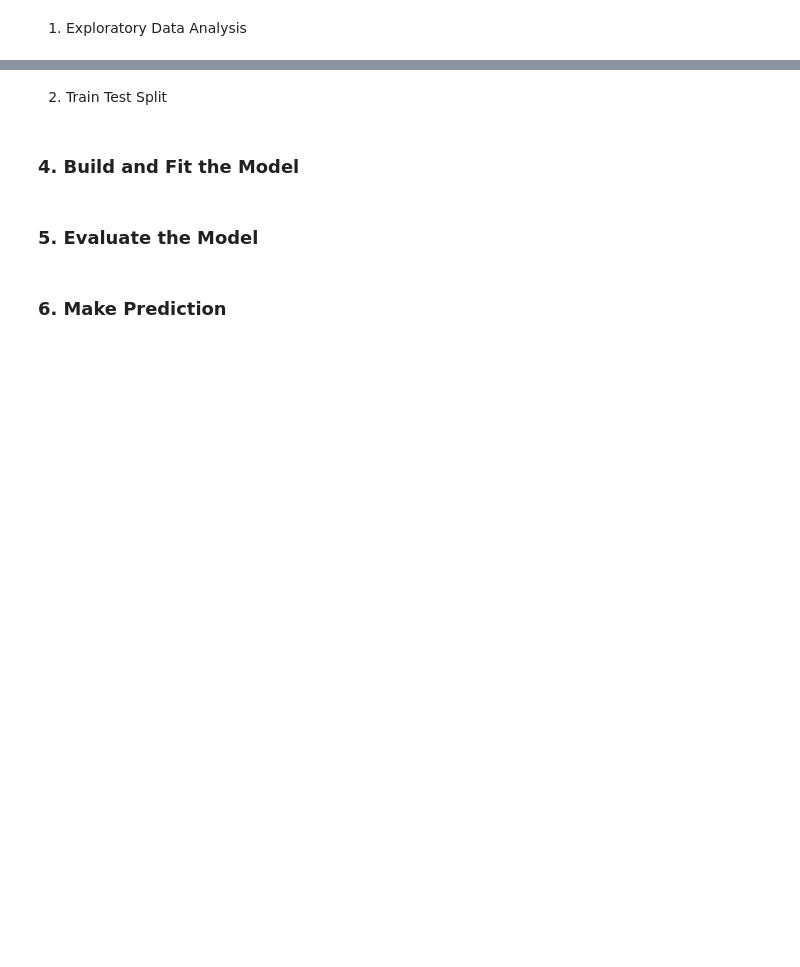
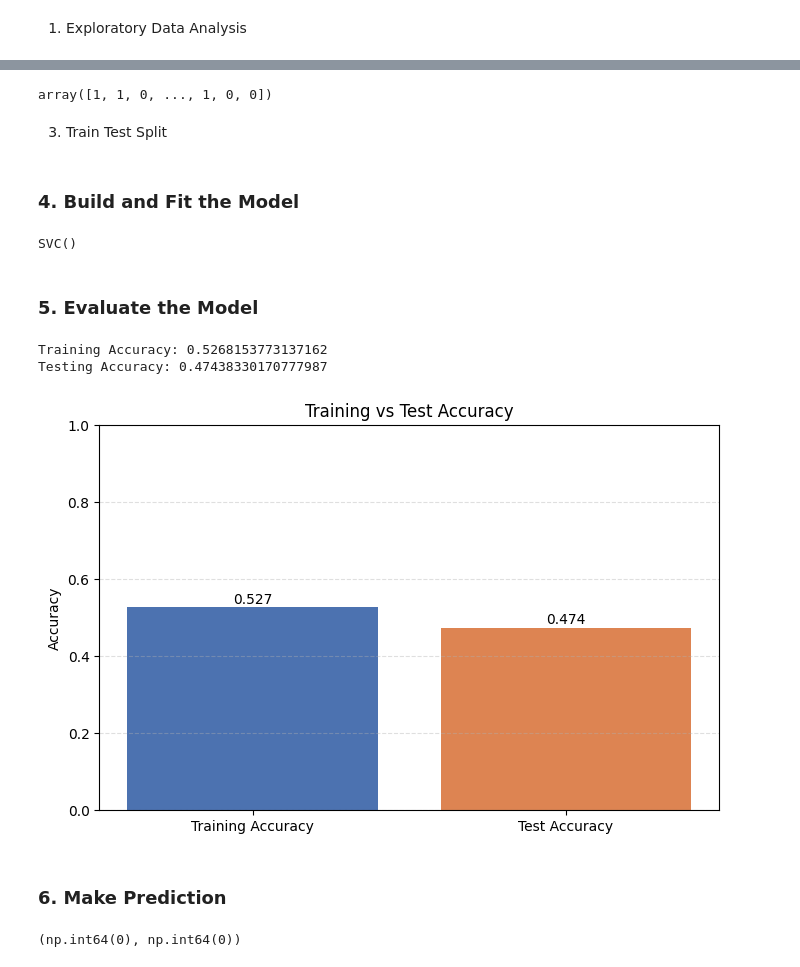
Before and after one commit to fatahrahimi330/100-Machine-Learning-Projects, a Jupyter notebook: 25-Predicting Stock Price Direction/predicting_stock_price_direction.ipynb, the cells around one changed output, grey strips where cells are left out. Cells and saved outputs as stored; diff of their text form; code cells hidden in the pictures; blank space fills up the shorter version.

Commit message:
Prediction of Stock Price Direction Project

```diff
--- a/25-Predicting Stock Price Direction/predicting_stock_price_direction.ipynb
+++ b/25-Predicting Stock Price Direction/predicting_stock_price_direction.ipynb
@@ -21,8 +110,56 @@ df.head()
+# %%
+y = np.where(df['Close'].shift(-1) > df['Close'], 1, 0)
+y
+# %% [output]
+array([1, 1, 0, ..., 1, 0, 0])
 # %% [markdown]
-2. Train Test Split
+3. Train Test Split
+# %%
+from sklearn.model_selection import train_test_split
+X_train, X_test, y_train, y_test = train_test_split(X, y, test_size=0.2, random_state=42)
 # %% [markdown]
 ### 4. Build and Fit the Model
+# %%
+from sklearn.svm import SVC
+svc = SVC()
+svc.fit(X_train, y_train)
+# %% [output]
+SVC()
 # %% [markdown]
 ### 5. Evaluate the Model
+# %%
+from sklearn.metrics import accuracy_score
+
+training_accuracy = accuracy_score(y_train, svc.predict(X_train))
+test_accuracy = accuracy_score(y_test, svc.predict(X_test))
+
+print(f"Training Accuracy: {training_accuracy}")
+print(f"Testing Accuracy: {test_accuracy}")
+# %% [output]
+Training Accuracy: 0.5268153773137162
+Testing Accuracy: 0.47438330170777987
+# %%
+plt.figure(figsize=(8, 5))
+labels = ['Training Accuracy', 'Test Accuracy']
+accuracies = [training_accuracy, test_accuracy]
+colors = ['#4C72B0', '#DD8452']
+
+plt.bar(labels, accuracies, color=colors)
+plt.ylim(0, 1)
+plt.ylabel('Accuracy')
+plt.title('Training vs Test Accuracy')
+
+for i, value in enumerate(accuracies):
+    plt.text(i, value + 0.01, f'{value:.3f}', ha='center')
+
+plt.grid(axis='y', linestyle='--', alpha=0.4)
+plt.show()
+# %% [output]
+[figure, added]
 # %% [markdown]
 ### 6. Make Prediction
+# %%
+y_pred = svc.predict(X_test)
+y_test[1], y_pred[1]
+# %% [output]
+(np.int64(0), np.int64(0))
```
Also changed, not shown: parts of 10 cells of this notebook, 2 other files.
